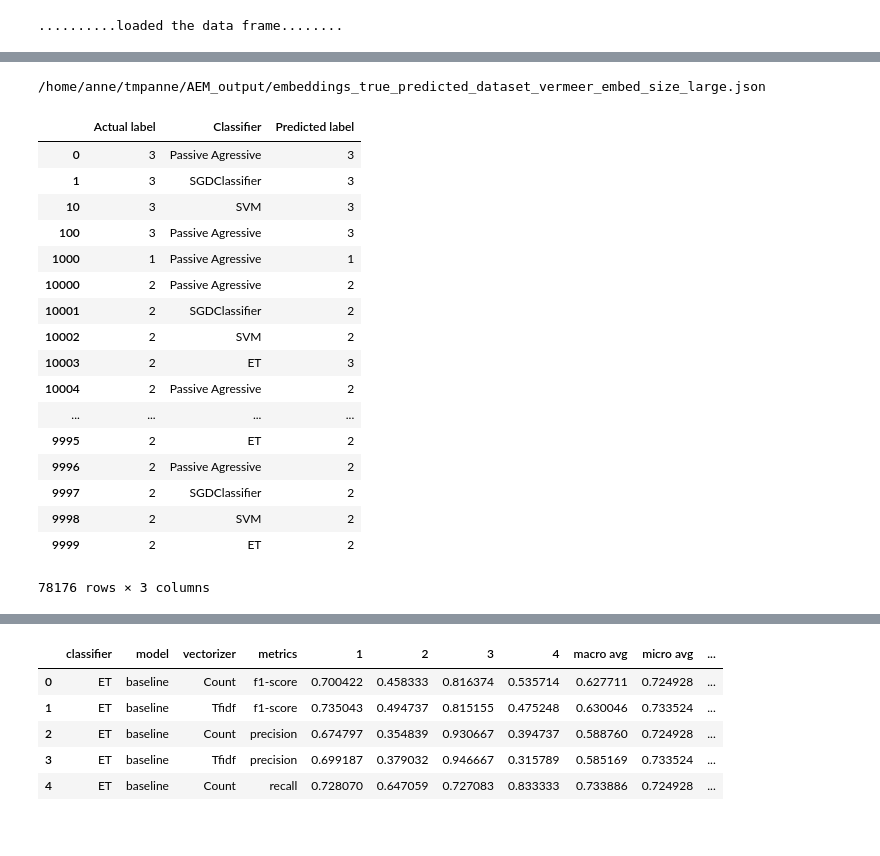
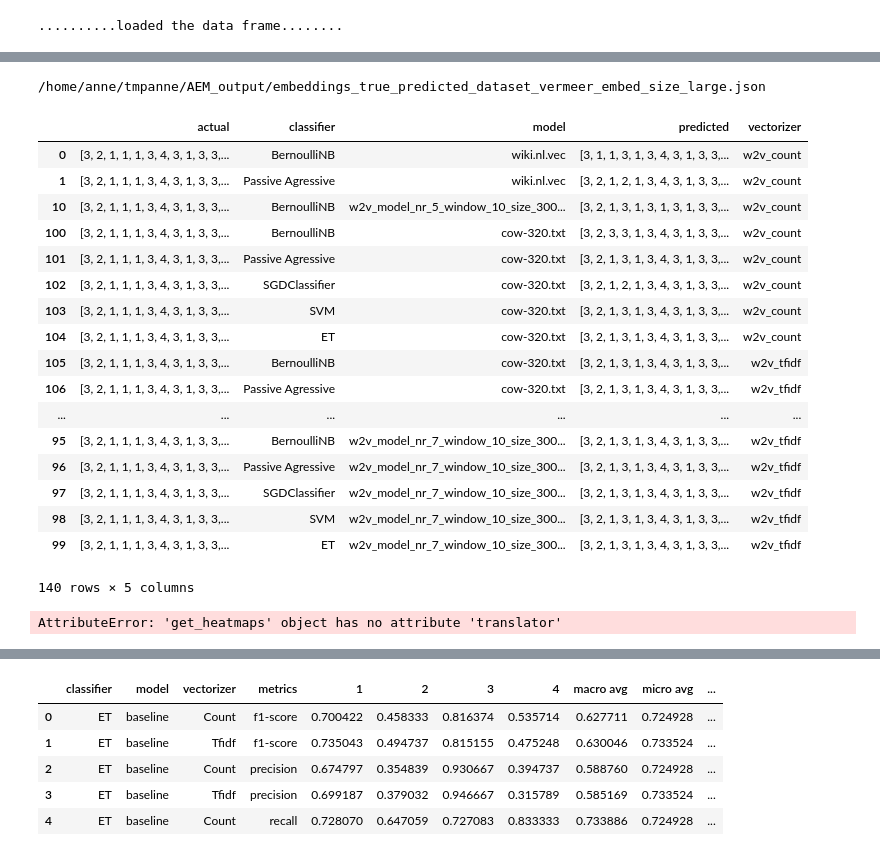
Before and after one commit to annekroon/amsterdam-embedding-model, a Jupyter notebook: src/analysis/get_results.ipynb, the cells around one changed output, grey strips where cells are left out. Saved outputs shown, nothing was run; the diff lists cells and outputs as text; code cells hidden in the pictures.

```diff
--- a/src/analysis/get_results.ipynb
+++ b/src/analysis/get_results.ipynb
@@ -38,34 +192,34 @@ No handles with labels found to put in legend.
 # %%
 pathtodata='/home/anne/tmpanne/AEM_output'
 dataset = 'vermeer'
 classifier = 'SGDClassifier'
 
 base = "{}/embeddings_true_predicted_dataset_{}_embed_size_large.json".format(pathtodata, dataset)
 print(base)
 df = pd.read_json(base)
-df = df[df['Classifier'] == classifier]
+#df = df[df['Classifier'] == classifier]
 #return df
+df
 # %% [output]
 /home/anne/tmpanne/AEM_output/embeddings_true_predicted_dataset_vermeer_embed_size_large.json
+|  | actual | classifier | model | predicted | vectorizer |
+| 0 | [3, 2, 1, 1, 1, 3, 4, 3, 1, 3, 3,... | BernoulliNB | wiki.nl.vec | [3, 1, 1, 3, 1, 3, 4, 3, 1, 3, 3,... | w2v_count |
+| 1 | [3, 2, 1, 1, 1, 3, 4, 3, 1, 3, 3,... | Passive Agressive | wiki.nl.vec | [3, 2, 1, 2, 1, 3, 4, 3, 1, 3, 3,... | w2v_count |
+| 10 | [3, 2, 1, 1, 1, 3, 4, 3, 1, 3, 3,... | BernoulliNB | w2v_model_nr_5_window_10_size_300... | [3, 2, 1, 3, 1, 3, 1, 3, 1, 3, 3,... | w2v_count |
+| 100 | [3, 2, 1, 1, 1, 3, 4, 3, 1, 3, 3,... | BernoulliNB | cow-320.txt | [3, 2, 3, 3, 1, 3, 4, 3, 1, 3, 3,... | w2v_count |
+| 101 | [3, 2, 1, 1, 1, 3, 4, 3, 1, 3, 3,... | Passive Agressive | cow-320.txt | [3, 2, 1, 3, 1, 3, 4, 3, 1, 3, 3,... | w2v_count |
+| 102 | [3, 2, 1, 1, 1, 3, 4, 3, 1, 3, 3,... | SGDClassifier | cow-320.txt | [3, 2, 1, 2, 1, 3, 4, 3, 1, 3, 3,... | w2v_count |
+| 103 | [3, 2, 1, 1, 1, 3, 4, 3, 1, 3, 3,... | SVM | cow-320.txt | [3, 2, 1, 3, 1, 3, 4, 3, 1, 3, 3,... | w2v_count |
+| 104 | [3, 2, 1, 1, 1, 3, 4, 3, 1, 3, 3,... | ET | cow-320.txt | [3, 2, 1, 3, 1, 3, 4, 3, 1, 3, 3,... | w2v_count |
+| 105 | [3, 2, 1, 1, 1, 3, 4, 3, 1, 3, 3,... | BernoulliNB | cow-320.txt | [3, 2, 1, 3, 1, 3, 4, 3, 1, 3, 3,... | w2v_tfidf |
+| 106 | [3, 2, 1, 1, 1, 3, 4, 3, 1, 3, 3,... | Passive Agressive | cow-320.txt | [3, 2, 1, 3, 1, 3, 4, 3, 1, 3, 3,... | w2v_tfidf |
+| ... | ... | ... | ... | ... | ... |
+| 95 | [3, 2, 1, 1, 1, 3, 4, 3, 1, 3, 3,... | BernoulliNB | w2v_model_nr_7_window_10_size_300... | [3, 2, 1, 3, 1, 3, 4, 3, 1, 3, 3,... | w2v_tfidf |
+| 96 | [3, 2, 1, 1, 1, 3, 4, 3, 1, 3, 3,... | Passive Agressive | w2v_model_nr_7_window_10_size_300... | [3, 2, 1, 3, 1, 3, 4, 3, 1, 3, 3,... | w2v_tfidf |
+| 97 | [3, 2, 1, 1, 1, 3, 4, 3, 1, 3, 3,... | SGDClassifier | w2v_model_nr_7_window_10_size_300... | [3, 2, 1, 3, 1, 3, 4, 3, 1, 3, 3,... | w2v_tfidf |
+| 98 | [3, 2, 1, 1, 1, 3, 4, 3, 1, 3, 3,... | SVM | w2v_model_nr_7_window_10_size_300... | [3, 2, 1, 3, 1, 3, 4, 3, 1, 3, 3,... | w2v_tfidf |
+| 99 | [3, 2, 1, 1, 1, 3, 4, 3, 1, 3, 3,... | ET | w2v_model_nr_7_window_10_size_300... | [3, 2, 1, 3, 1, 3, 4, 3, 1, 3, 3,... | w2v_tfidf |
+140 rows × 5 columns
 # %%
-pd.read_json('/home/anne/tmpanne/AEM_output/embeddings_true_predicted_dataset_vermeer_embed_size_large.json')
+df = pd.read_json('/home/anne/tmpanne/AEM_output/embeddings_true_predicted_dataset_vermeer_embed_size_large.json')
-# %% [output]
-|  | Actual label | Classifier | Predicted label |
-| 0 | 3 | Passive Agressive | 3 |
-| 1 | 3 | SGDClassifier | 3 |
-| 10 | 3 | SVM | 3 |
-| 100 | 3 | Passive Agressive | 3 |
-| 1000 | 1 | Passive Agressive | 1 |
-| 10000 | 2 | Passive Agressive | 2 |
-| 10001 | 2 | SGDClassifier | 2 |
-| 10002 | 2 | SVM | 2 |
-| 10003 | 2 | ET | 3 |
-| 10004 | 2 | Passive Agressive | 2 |
-| ... | ... | ... | ... |
-| 9995 | 2 | ET | 2 |
-| 9996 | 2 | Passive Agressive | 2 |
-| 9997 | 2 | SGDClassifier | 2 |
-| 9998 | 2 | SVM | 2 |
-| 9999 | 2 | ET | 2 |
-78176 rows × 3 columns
 # %%
@@ -125,3 +286,7 @@ a = get_heatmaps(classifier='SGDClassifier', vect='w2v_count')
+# %%
+a.get_heatmap()
+# %% [output]
+AttributeError: 'get_heatmaps' object has no attribute 'translator'
 # %%
 # select metric of interest
 df = v[v['metrics'] == 'f1-score']
```
Also changed, not shown: parts of 16 cells of this notebook, 5 other files.
